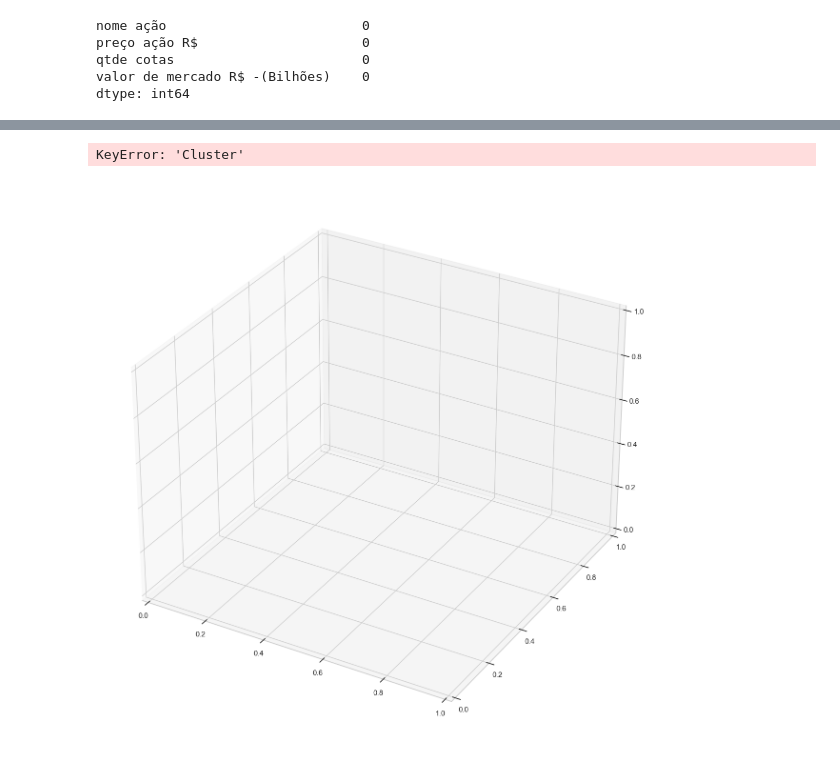
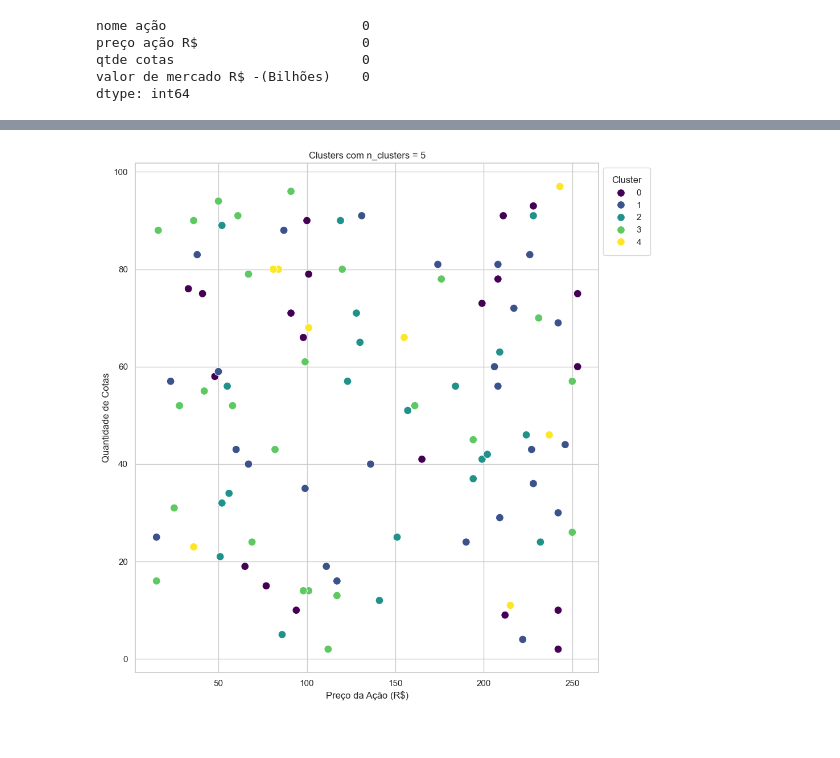
Before and after one commit to tainamaiorano/somativa_IABD, a Jupyter notebook: somativa.ipynb, the cells around one changed output, grey strips where cells are left out. Cells and saved outputs as stored; diff of their text form; code cells hidden in the pictures.

```diff
--- a/somativa.ipynb
+++ b/somativa.ipynb
@@ -203,24 +202,27 @@ Cluster
-# %%
-fig = plt.figure(figsize=(15, 15))
-ax = fig.add_subplot(111, projection='3d')
-
-for cluster in dados['Cluster'].unique():
-    cluster_data = dados[dados['Cluster'] == cluster]
-    ax.scatter(cluster_data['preço ação R$'],
-               cluster_data['qtde cotas'],
-               cluster_data['valor de mercado R$ -(Bilhões)'],
-               label=f'Cluster {cluster}')
-
-ax.set_xlabel('Preço da Ação')
-ax.set_ylabel('Quantidade de Cotas')
-ax.set_zlabel('Valor de Mercado (R$ Bilhões)')
-plt.legend()
-plt.show()
-
-# Analisando os clusters
-cluster_means = dados.groupby('Cluster').mean()
-print("\nMédias por cluster:\n")
-print(cluster_means)
-# %% [output]
-KeyError: 'Cluster'
-[figure, removed]
+# %%
+# Rodando o KMeans com 5 clusters
+kmeans_5 = KMeans(n_clusters=5, random_state=0)
+dados_n['Cluster_5'] = kmeans_5.fit_predict(dados_relevantes)
+
+# Criando a figura com o tamanho desejado
+fig = plt.figure(figsize=(10, 10))
+
+# Plotando o gráfico de dispersão com o seaborn
+sns.scatterplot(x=dados_relevantes['preço ação R$'],
+                y=dados_relevantes['qtde cotas'],
+                hue=dados_n['Cluster_5'], palette='viridis', s=100)
+
+# Adicionando título e rótulos aos eixos
+plt.title("Clusters com n_clusters = 5")
+plt.xlabel("Preço da Ação (R$)")
+plt.ylabel("Quantidade de Cotas")
+
+# Ajustando a legenda para ficar fora do gráfico
+plt.legend(title='Cluster', loc='upper left', bbox_to_anchor=(1, 1), borderpad=1)
+
+# Ajustando o layout para evitar sobreposição
+plt.tight_layout()
+
+plt.show()
+# %% [output]
+[figure, added]
```
Also changed, not shown: parts of 16 cells of this notebook.
